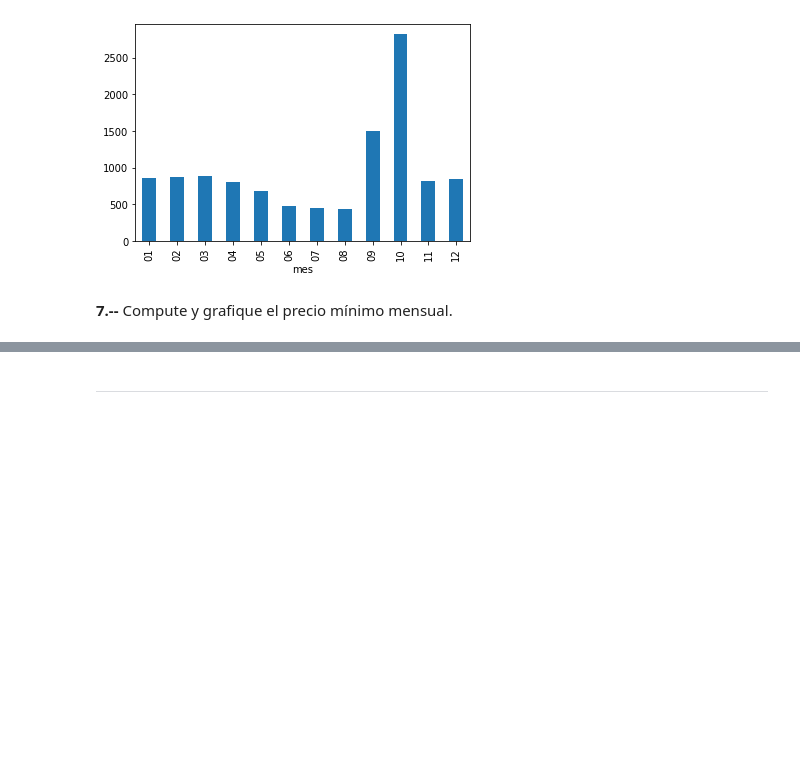
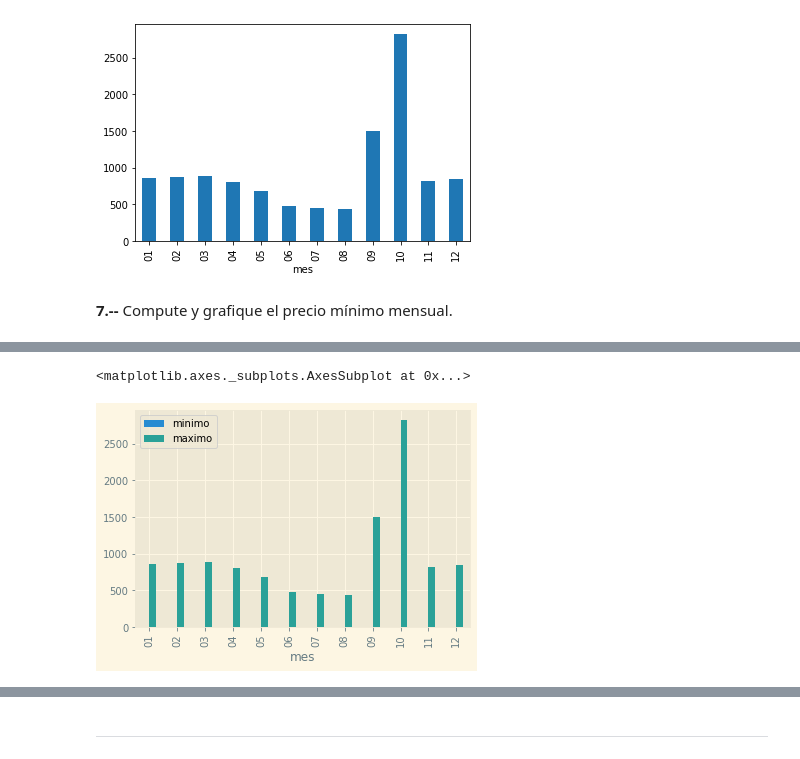
Before and after one commit to cda-2019-01/lab-analisis-exploratorio-de-datos-jgarciade, a Jupyter notebook: LAB-precios-electricidad.ipynb, the cells around one changed output, grey strips where cells are left out. Saved outputs shown, nothing was run; the diff lists cells and outputs as text; code cells hidden in the pictures; blank space fills up the shorter version.

```diff
--- a/LAB-precios-electricidad.ipynb
+++ b/LAB-precios-electricidad.ipynb
@@ -162,0 +170,5 @@ df_month.groupby('mes')['Precio'].apply(np.max).plot(kind='bar')
+# %%
+df_month_compare = pd.DataFrame({'minimo': [], 'maximo': []})
+df_month_compare['maximo'] = df_month.groupby('mes')['Precio'].apply(np.max)
+df_month_compare['minimo'] = df_month.groupby('mes')['Precio'].apply(np.min)
+df_month_compare
@@ -162,0 +190,8 @@ df_month.groupby('mes')['Precio'].apply(np.max).plot(kind='bar')
+# %%
+plt.style.use('Solarize_Light2')
+df_max = df_month.groupby('mes')['Precio'].apply(np.max)
+df_min = df_month.groupby('mes')['Precio'].apply(np.min)
+df_month_compare.plot.bar();
+# %% [output]
+<matplotlib.axes._subplots.AxesSubplot at 0x...>
+[figure, added]
```
Also changed, not shown: parts of 4 cells of this notebook.
